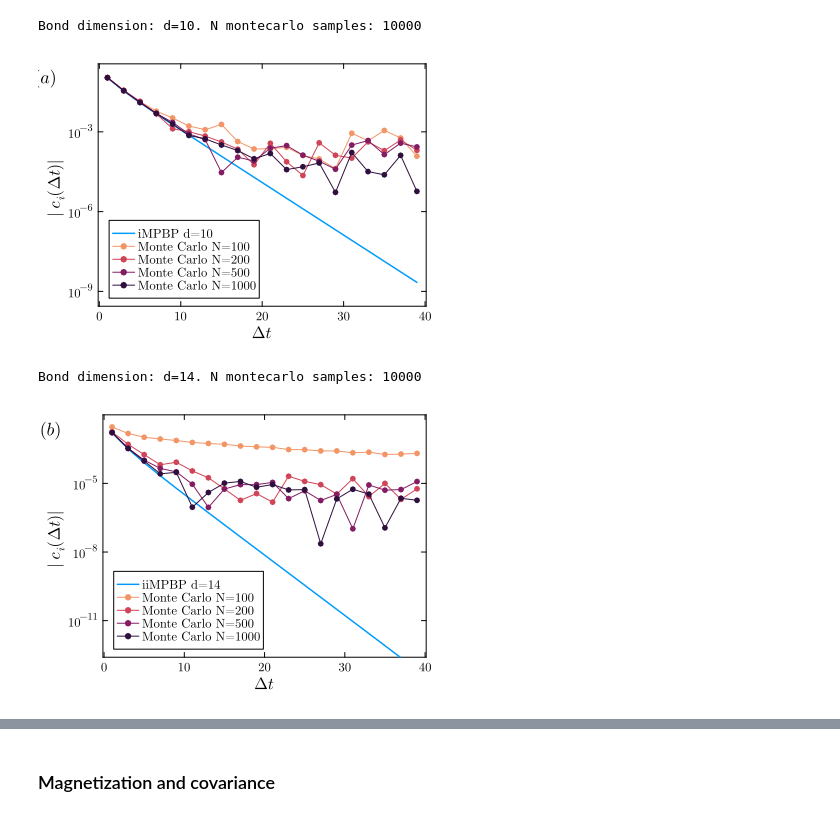
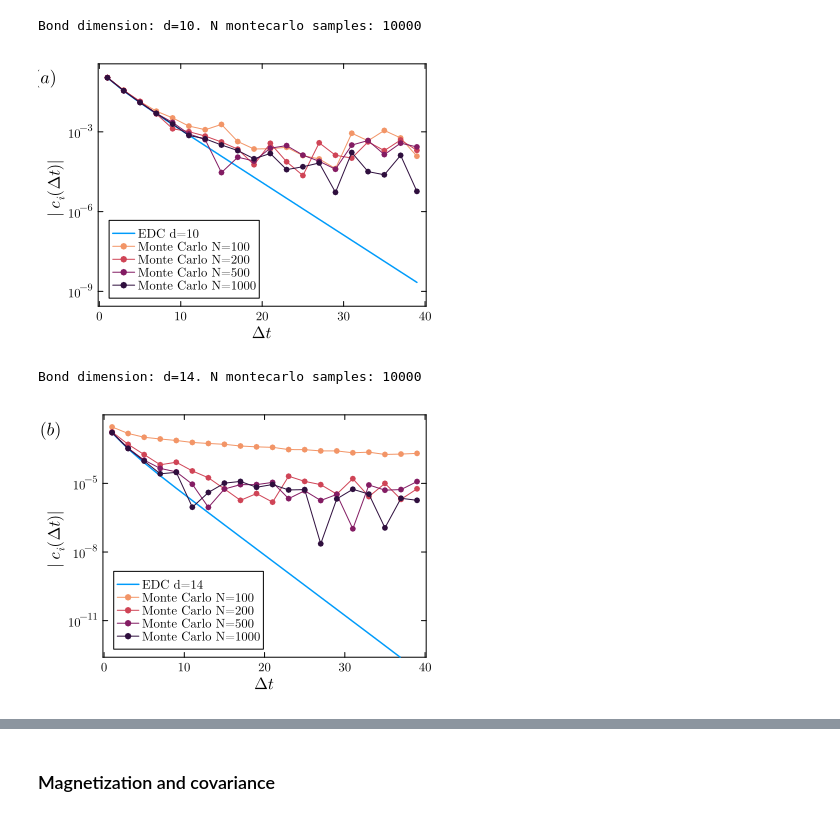
Before and after one commit to stecrotti/EternalDynamicCavity, a Jupyter notebook: scripts/plots.ipynb, the cells around one changed output, grey strips where cells are left out. Cells and saved outputs as stored; diff of their text form; code cells hidden in the pictures.

```diff
--- a/scripts/plots.ipynb
+++ b/scripts/plots.ipynb
@@ -53,30 +53,30 @@ Bond dimension: d=10. N montecarlo samples: 10000
 # %%
 only_even = true
 step = only_even + 1
 c_bp_plot = c_bp[step:step:end]
-pl1 = plot(1:step:maxdist, c_bp_plot, label="iMPBP d=$d")
+pl1 = plot(1:step:maxdist, c_bp_plot, label="EDC d=$d")
 plot!(pl1; xlabel=L"\Delta t", size=(400,300),
     # ylabel=L"\langle \sigma_i^t\sigma_i^{t+\Delta t}\rangle - \langle \sigma_i^t\rangle\langle\sigma_i^{t+\Delta t}\rangle")
     ylabel=L"|c_i({\Delta t})|")
 t = T - maxdist + 1
 Ns_plot = Ns[1:end-1]
 cg = cgrad(:matter, length(Ns_plot)+1, categorical=true)
 for a in eachindex(Ns_plot)
     N = Ns_plot[a]
     c_mc = c[a]
     c_mc_plot = map(x -> x<0 ? eltype(c_mc)(NaN) : x, c_mc[t,t+step:step:end])
     c_mc_plot = abs.(c_mc[t,t+step:step:end])
     plot!(pl1, 1:step:maxdist, value.(c_mc_plot), c=cg[a+1], msc=cg[a+1],
         label="Monte Carlo N=$N", m=:o, yaxis=:log10, legend=:bottomleft,
         ylims = extrema(c_bp_plot) .* (2.0 .^ (-1,1)), lw=1)
 end
 
 plot!(pl1, ylims=(5e-10, 2e-1), yticks=10.0 .^ (-9:3:-3))
 annotate!(pl1, (-6.5, 1e-1, Plots.text(L"(a)", 12)))
 
 # plot!(pl1, thickness_scaling=scaling)
 # %% [output]
-[figure, old version]
+[figure, new version]
 # %%
 data = load("../data/glauber_autocovariance_ferro.jld2")
 @unpack J, h, β, k, d, c_bp, maxdist = data;
@@ -94,7 +94,7 @@ Bond dimension: d=14. N montecarlo samples: 10000
 only_even = true
 step = only_even + 1
 c_bp_plot = c_bp[step:step:end]
-pl2 = plot(1:step:maxdist, c_bp_plot, label="iiMPBP d=$d")
+pl2 = plot(1:step:maxdist, c_bp_plot, label="EDC d=$d")
 plot!(pl2; xlabel=L"\Delta t", size=(400,300),
     # ylabel=L"\langle \sigma_i^t\sigma_i^{t+\Delta t}\rangle - \langle \sigma_i^t\rangle\langle\sigma_i^{t+\Delta t}\rangle")
     ylabel=L"|c_i({\Delta t})|")
@@ -117,7 +117,7 @@ plot!(pl2, ylims=(5e-13, 5e-3), yticks=10.0 .^ (-11:3:-4))
 
 # plot!(pl2, thickness_scaling=scaling)
 # %% [output]
-[figure, old version]
+[figure, new version]
 # %%
 pl = plot(pl1, pl2,
     size=(600,300)./scaling_single,
```
Also changed, not shown: parts of 5 cells of this notebook.
